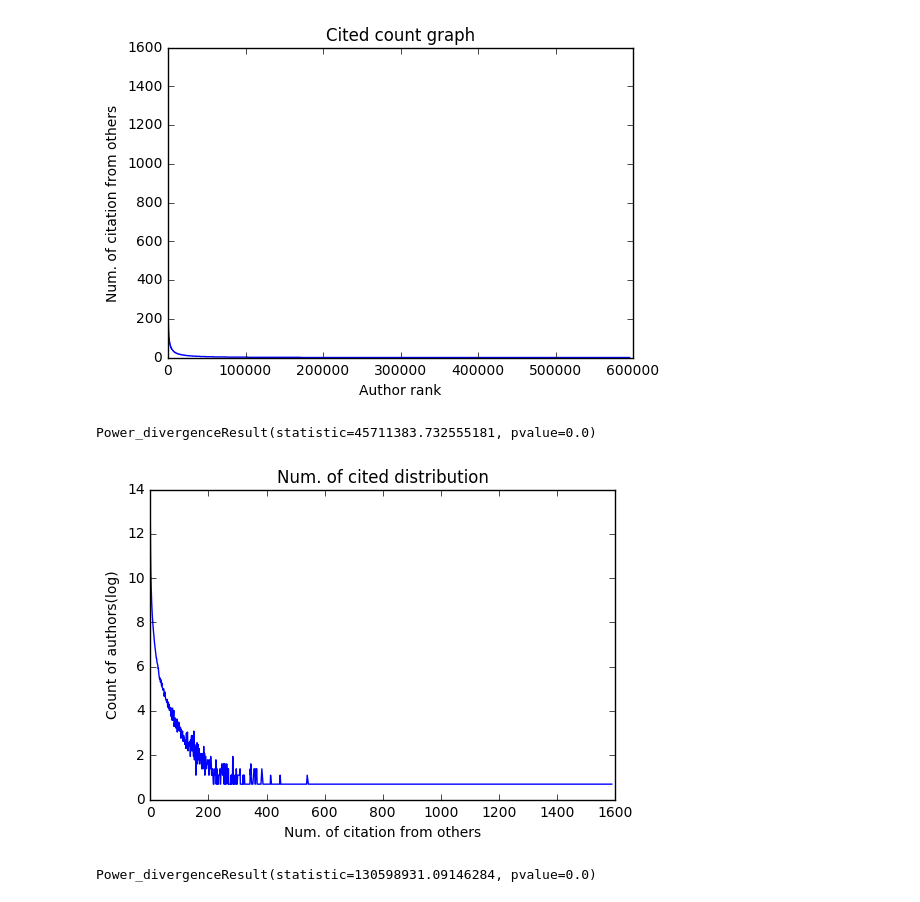
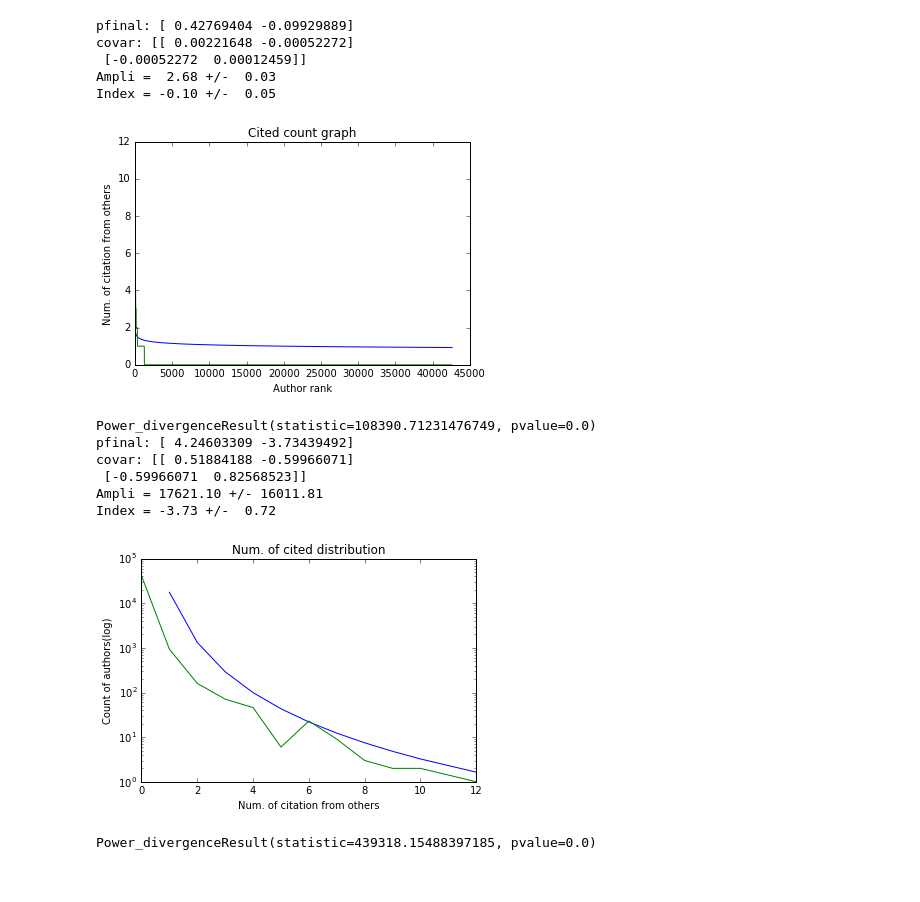
Before and after one commit to generall/citation_analisis, a Jupyter notebook: Distributions.ipynb, the cells around one changed output. Cells and saved outputs as stored; diff of their text form; code cells hidden in the pictures.

```diff
--- a/Distributions.ipynb
+++ b/Distributions.ipynb
@@ -10,5 +40,10 @@ from scipy.stats import power_divergence
 # %%
-def plot_xy_line(x, y):
-    plt.plot(x, y)
+def plot_xy_line(x, y, doFit = False, log=False):
+    if doFit:
+        fit_power_law(x,y, log)
+    if log:
+        plt.semilogy(x, y)
+    else:
+        plt.plot(x, y)
     plt.show()
 # %%
@@ -26,13 +68,13 @@ def convert(data, do):
     else:
         return data
 # %%
-def plot_pairs(pairs, plot_foo, log = False):
+def plot_pairs(pairs, plot_foo, log = False, doFit = False):
     val = [x[1] for x in pairs]
-    plot_foo([x[0] for x in pairs], convert(val, log) )
+    plot_foo([x[0] for x in pairs], val, doFit=doFit, log=log )
     print(power_divergence(val))
 # %%
-def plor_rank(y, plot_foo, log = False):
+def plor_rank(y, plot_foo, log = False, doFit = False):
     val = list(range(0,len(y)))
-    plot_foo(val, convert(y, log) )
+    plot_foo(val, y, doFit=doFit, log=log )
     print(power_divergence(y))
 # %%
@@ -44,5 +86,5 @@ def plot_labels(xlabel, ylabel, title):
     plt.ylabel(ylabel)
     plt.title(title)
 # %%
-coauthorNetwork = CoauthorNetwork.load_with_loader("./data/outputacm.txt", parse_dataset_file);
+coauthorNetwork = CoauthorNetwork.load_with_loader("./data/out_test.txt", parse_dataset_file);
 # %% [output]
@@ -80,23 +142,33 @@ Power_divergenceResult(statistic=159760393.84181455, pvalue=0.0)
 # %%
-def in_degree_rank(graph, log=False):
+def in_degree_rank(graph, log=False, doFit=False):
     vals = sorted([graph.in_degree(author) for author in graph.nodes()], reverse=True)
-    plor_rank(vals, plot_xy_line,log=log)
+    plor_rank(vals, plot_xy_line,log=log,doFit=doFit)
 
-def in_degree_dist(graph, log=False):
+def in_degree_dist(graph, log=False, doFit=False):
     d = sorted(Counter([graph.in_degree(author) for author in graph.nodes()]).items(), reverse=True)
-    plot_pairs(d, plot_xy_line, log=log)
+    plot_pairs(d, plot_xy_line, log=log,doFit=doFit)
 
 
 plot_labels("Author rank", "Num. of citation from others", "Cited count graph")
-in_degree_rank(coauthorNetwork.cgr)
+in_degree_rank(coauthorNetwork.cgr, doFit=True)
 
 plot_labels("Num. of citation from others", "Count of authors(log)", "Num. of cited distribution")
-in_degree_dist(coauthorNetwork.cgr,log=True)
+in_degree_dist(coauthorNetwork.cgr,log=True, doFit=True)
 # %% [output]
+pfinal: [ 0.42769404 -0.09929889]
+covar: [[ 0.00221648 -0.00052272]
+ [-0.00052272  0.00012459]]
+Ampli =  2.68 +/-  0.03
+Index = -0.10 +/-  0.05
-[figure, old version]
+[figure, new version]
-Power_divergenceResult(statistic=45711383.732555181, pvalue=0.0)
+Power_divergenceResult(statistic=108390.71231476749, pvalue=0.0)
+pfinal: [ 4.24603309 -3.73439492]
+covar: [[ 0.51884188 -0.59966071]
+ [-0.59966071  0.82568523]]
+Ampli = 17621.10 +/- 16011.81
+Index = -3.73 +/-  0.72
-[figure, old version]
+[figure, new version]
-Power_divergenceResult(statistic=130598931.09146284, pvalue=0.0)
+Power_divergenceResult(statistic=439318.15488397185, pvalue=0.0)
 # %%
 def coauth_cite_plot(network):
     p = [(network.cgr.in_degree(author), len(network.cgr.neighbors(author)))
```
Also changed, not shown: parts of 13 cells of this notebook, 1 other file.
